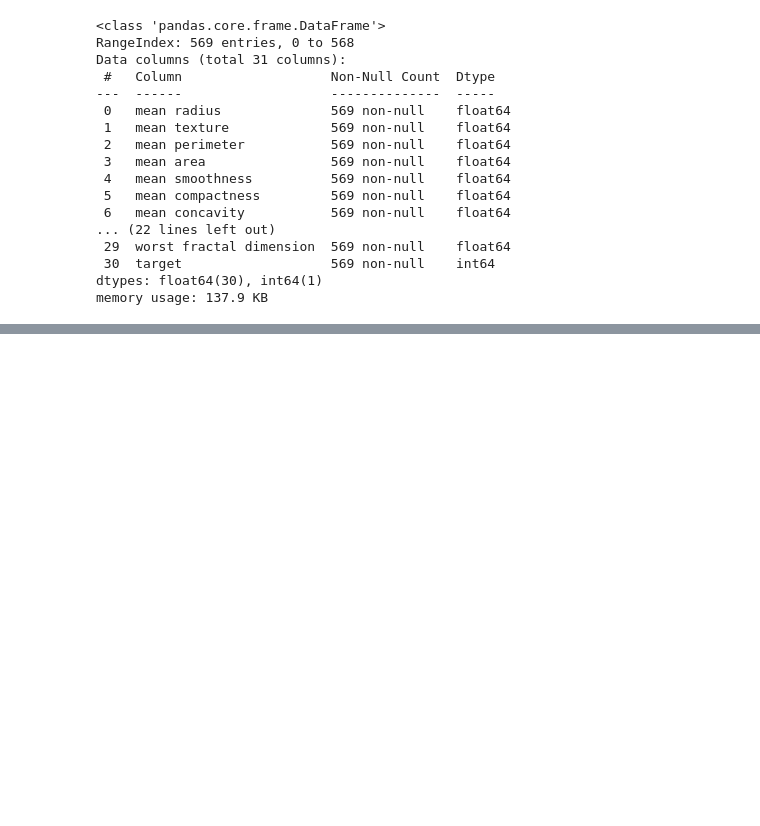
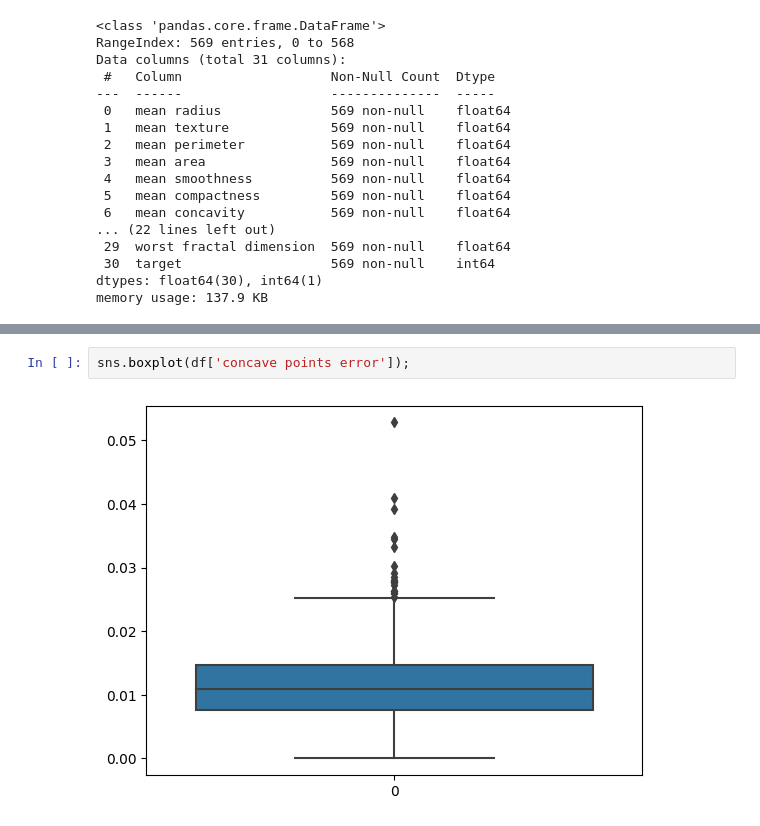
Before and after one commit to pNatTueku/codingProjectwithPython, a Jupyter notebook: project_04_sklearn_breast_cancer.ipynb, the cells around one changed output, grey strips where cells are left out. Drawn from its saved outputs; the diff is of its cells as text; blank space fills up the shorter version.

```diff
--- a/project_04_sklearn_breast_cancer.ipynb
+++ b/project_04_sklearn_breast_cancer.ipynb
@@ -394,0 +402,4 @@ memory usage: 137.9 KB
+# %%
+sns.boxplot(df['concave points error']);
+# %% [output]
+[figure, added]
```
Also changed, not shown: parts of 20 cells of this notebook.
